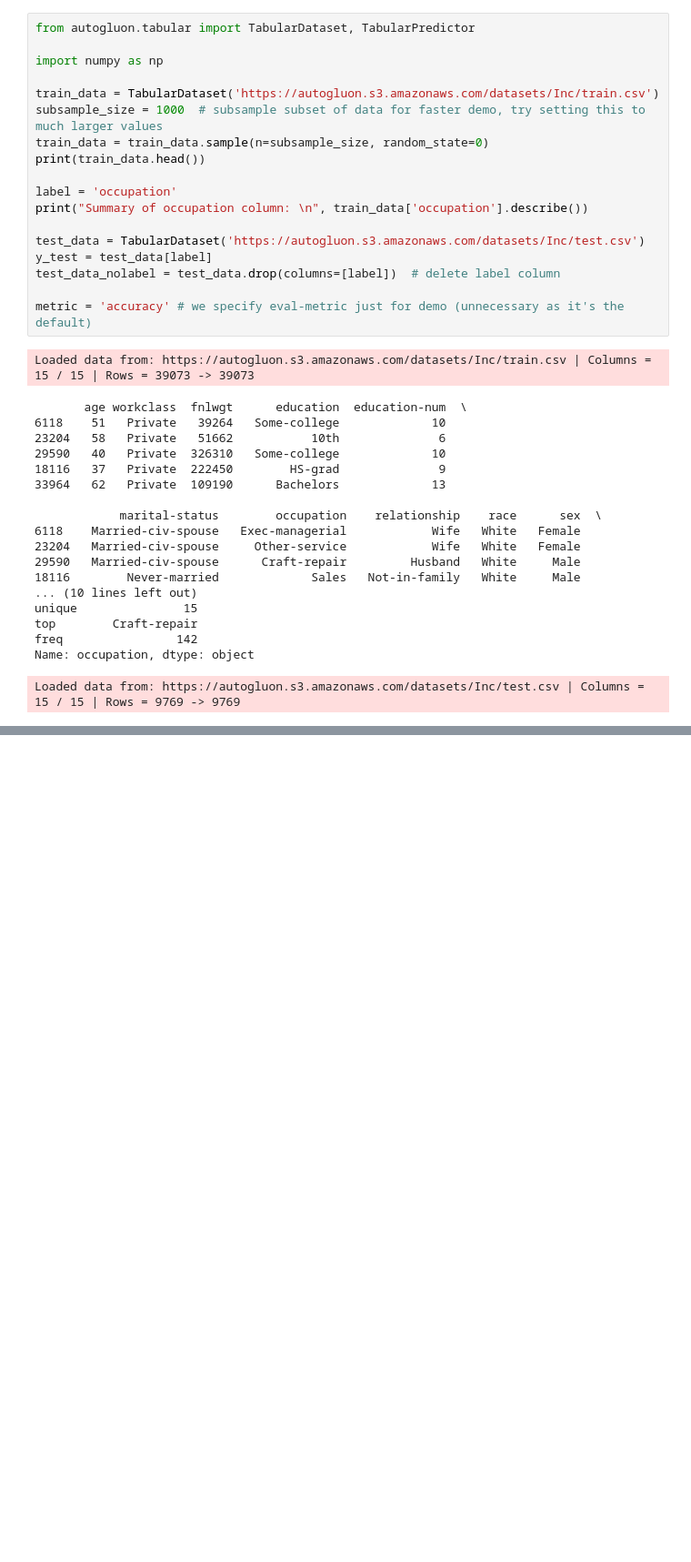
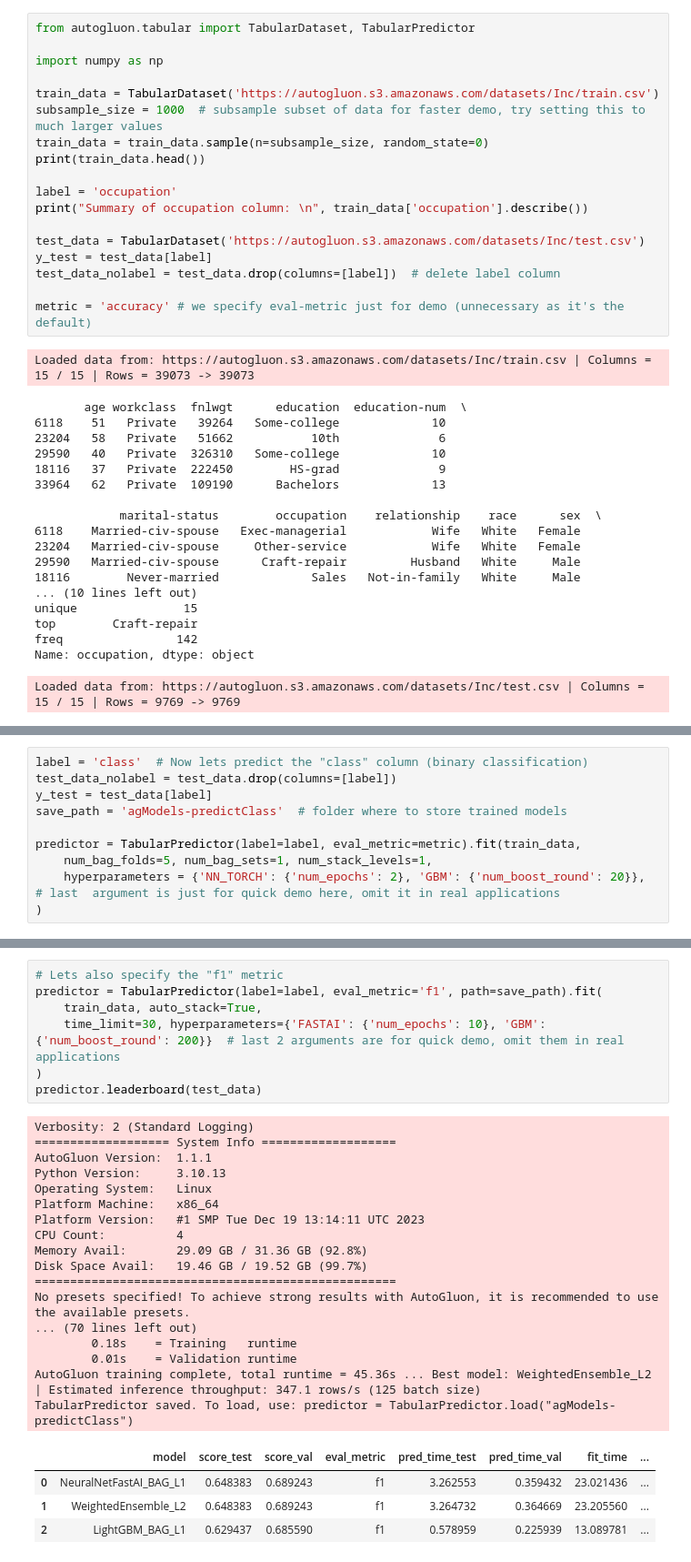
Before and after one commit to flyinacres/autogluon, a Jupyter notebook: autogluon-tabular-depth.ipynb, the cells around one changed output, grey strips where cells are left out. Shown at 91% size. Drawn from its saved outputs; the diff is of its cells as text; blank space fills up the shorter version.

Commit message:
Kaggle Notebook | autogluon-tabular-depth | Version 3

```diff
--- a/autogluon-tabular-depth.ipynb
+++ b/autogluon-tabular-depth.ipynb
@@ -142 +142,11 @@ Plot summary of models saved to file: AutogluonModels/ag-20240701_071127SummaryO
 *** End of fit() summary ***
+# %%
+label = 'class'  # Now lets predict the "class" column (binary classification)
+test_data_nolabel = test_data.drop(columns=[label])
+y_test = test_data[label]
+save_path = 'agModels-predictClass'  # folder where to store trained models
+
+predictor = TabularPredictor(label=label, eval_metric=metric).fit(train_data,
+    num_bag_folds=5, num_bag_sets=1, num_stack_levels=1,
+    hyperparameters = {'NN_TORCH': {'num_epochs': 2}, 'GBM': {'num_boost_round': 20}},  # last  argument is just for quick demo here, omit it in real applications
+)
@@ -142,0 +171,29 @@ Plot summary of models saved to file: AutogluonModels/ag-20240701_071127SummaryO
+# %%
+# Lets also specify the "f1" metric
+predictor = TabularPredictor(label=label, eval_metric='f1', path=save_path).fit(
+    train_data, auto_stack=True,
+    time_limit=30, hyperparameters={'FASTAI': {'num_epochs': 10}, 'GBM': {'num_boost_round': 200}}  # last 2 arguments are for quick demo, omit them in real applications
+)
+predictor.leaderboard(test_data)
+# %% [output]
+Verbosity: 2 (Standard Logging)
+=================== System Info ===================
+AutoGluon Version:  1.1.1
+Python Version:     3.10.13
+Operating System:   Linux
+Platform Machine:   x86_64
+Platform Version:   #1 SMP Tue Dec 19 13:14:11 UTC 2023
+CPU Count:          4
+Memory Avail:       29.09 GB / 31.36 GB (92.8%)
+Disk Space Avail:   19.46 GB / 19.52 GB (99.7%)
+===================================================
+No presets specified! To achieve strong results with AutoGluon, it is recommended to use the available presets.
+... (70 lines left out)
+        0.18s    = Training   runtime
+        0.01s    = Validation runtime
+AutoGluon training complete, total runtime = 45.36s ... Best model: WeightedEnsemble_L2 | Estimated inference throughput: 347.1 rows/s (125 batch size)
+TabularPredictor saved. To load, use: predictor = TabularPredictor.load("agModels-predictClass")
+|  | model | score_test | score_val | eval_metric | pred_time_test | pred_time_val | fit_time | ... |
+| 0 | NeuralNetFastAI_BAG_L1 | 0.648383 | 0.689243 | f1 | 3.262553 | 0.359432 | 23.021436 | ... |
+| 1 | WeightedEnsemble_L2 | 0.648383 | 0.689243 | f1 | 3.264732 | 0.364669 | 23.205560 | ... |
+| 2 | LightGBM_BAG_L1 | 0.629437 | 0.685590 | f1 | 0.578959 | 0.225939 | 13.089781 | ... |
```
Also changed, not shown: parts of 4 cells of this notebook.
